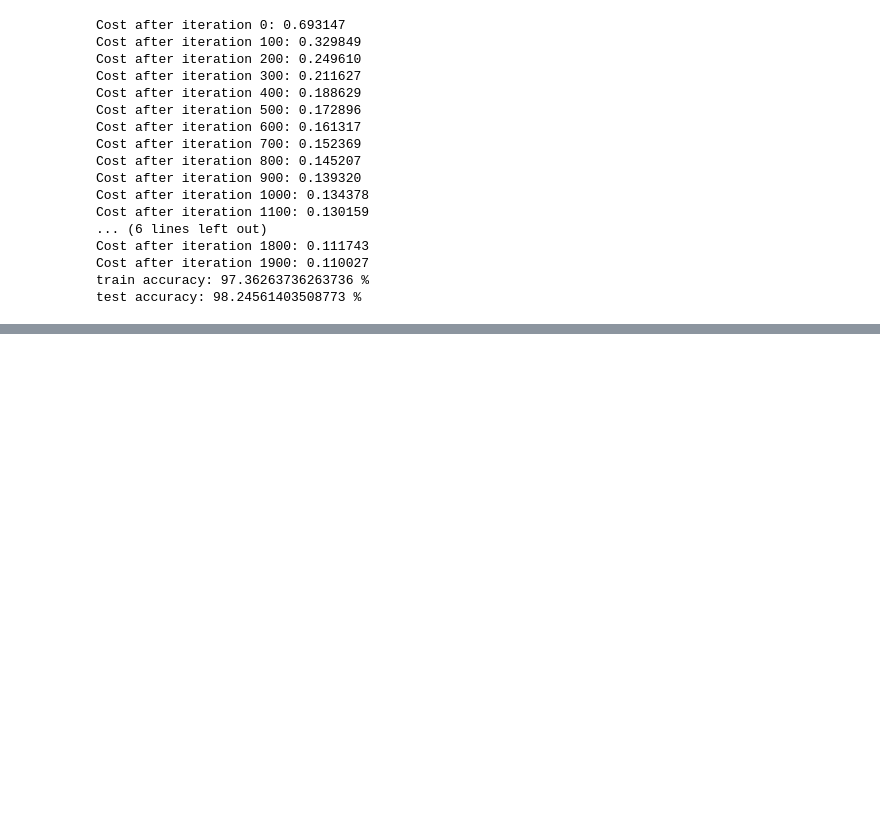
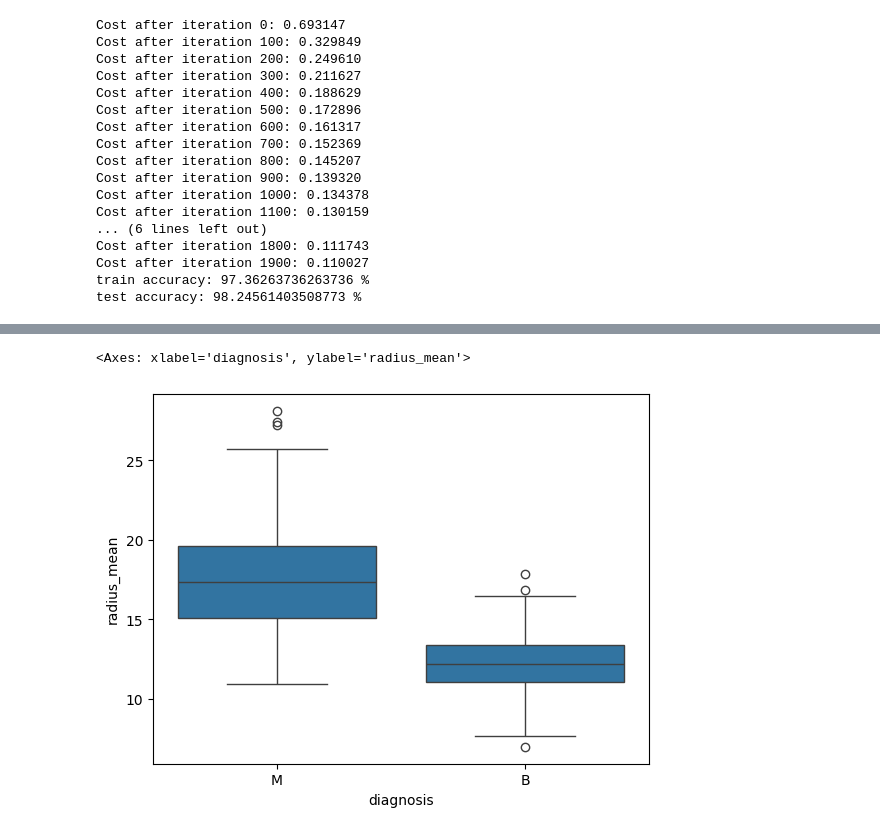
Before and after one commit to gujerlywantgenshin/breast_cancer_classification, a Jupyter notebook: breast_cancer_classification.ipynb, the cells around one changed output, grey strips where cells are left out. Saved outputs shown, nothing was run; the diff lists cells and outputs as text; code cells hidden in the pictures; blank space fills up the shorter version.

```diff
--- a/breast_cancer_classification.ipynb
+++ b/breast_cancer_classification.ipynb
@@ -179,0 +195,5 @@ test accuracy: 98.24561403508773 %
+# %%
+sns.boxplot(x='diagnosis', y='radius_mean', data=wdbc_data)
+# %% [output]
+<Axes: xlabel='diagnosis', ylabel='radius_mean'>
+[figure, added]
```
Also changed, not shown: parts of 2 cells of this notebook.
